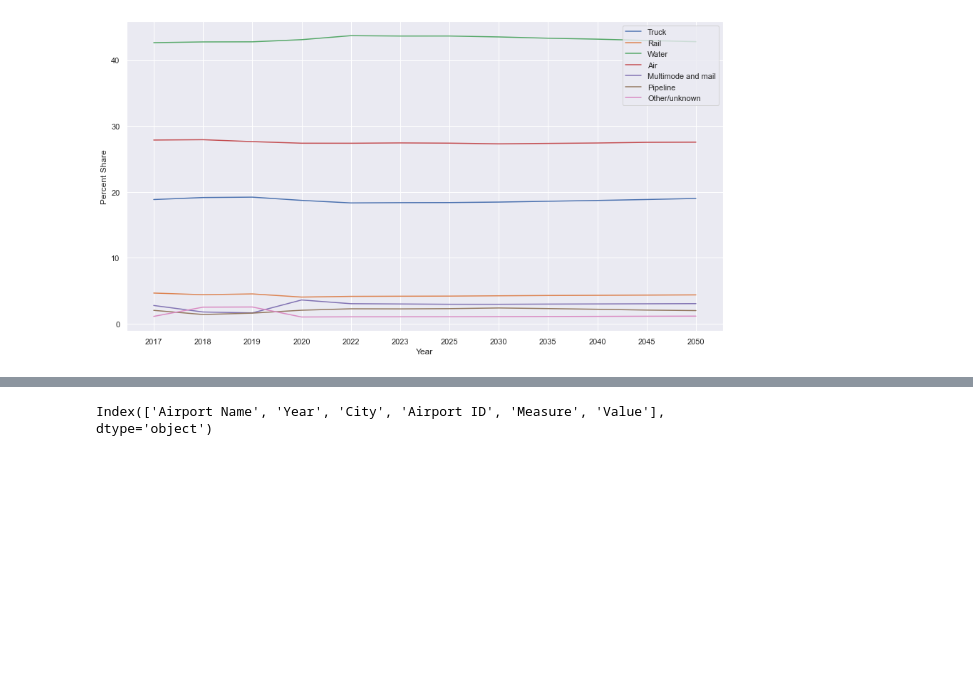
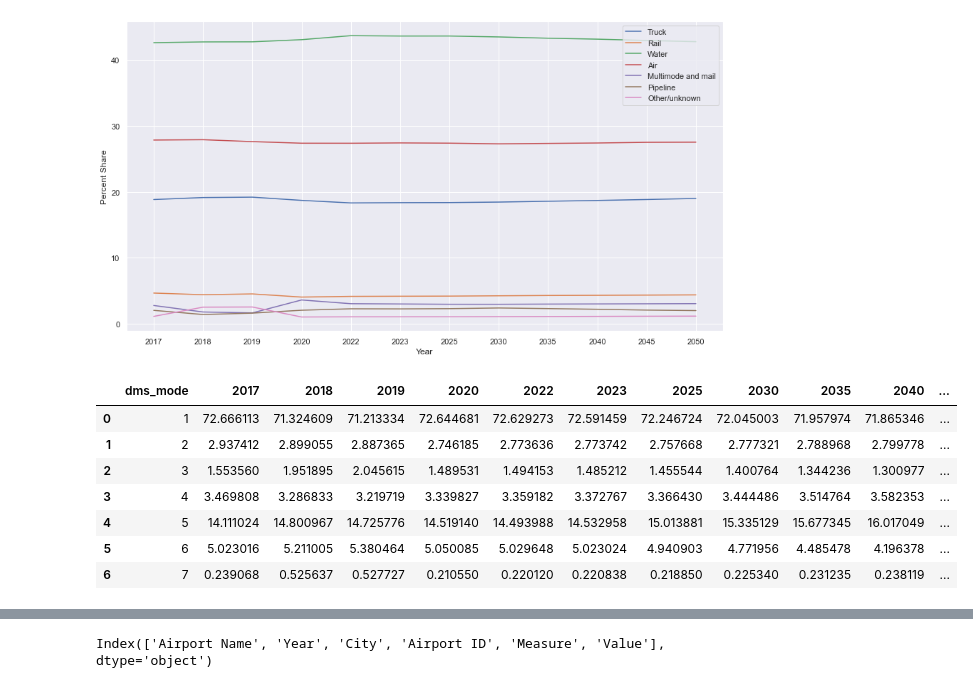
Before and after one commit to tashfeenahmed/Data-Science-Project-Cambridge, a Jupyter notebook: Data Science Project.ipynb, the cells around one changed output, grey strips where cells are left out. Drawn from its saved outputs; the diff is of its cells as text; code cells hidden in the pictures; blank space fills up the shorter version.

```diff
--- a/Data Science Project.ipynb
+++ b/Data Science Project.ipynb
@@ -240,3 +240,14 @@ ax.legend(loc='best')
 # %% [output]
 <matplotlib.legend.Legend at 0x...>
 [figure]
+# %%
+domestic_mode_df
+# %% [output]
+|  | dms_mode | 2017 | 2018 | 2019 | 2020 | 2022 | 2023 | 2025 | 2030 | 2035 | 2040 | ... |
+| 0 | 1 | 72.666113 | 71.324609 | 71.213334 | 72.644681 | 72.629273 | 72.591459 | 72.246724 | 72.045003 | 71.957974 | 71.865346 | ... |
+| 1 | 2 | 2.937412 | 2.899055 | 2.887365 | 2.746185 | 2.773636 | 2.773742 | 2.757668 | 2.777321 | 2.788968 | 2.799778 | ... |
+| 2 | 3 | 1.553560 | 1.951895 | 2.045615 | 1.489531 | 1.494153 | 1.485212 | 1.455544 | 1.400764 | 1.344236 | 1.300977 | ... |
+| 3 | 4 | 3.469808 | 3.286833 | 3.219719 | 3.339827 | 3.359182 | 3.372767 | 3.366430 | 3.444486 | 3.514764 | 3.582353 | ... |
+| 4 | 5 | 14.111024 | 14.800967 | 14.725776 | 14.519140 | 14.493988 | 14.532958 | 15.013881 | 15.335129 | 15.677345 | 16.017049 | ... |
+| 5 | 6 | 5.023016 | 5.211005 | 5.380464 | 5.050085 | 5.029648 | 5.023024 | 4.940903 | 4.771956 | 4.485478 | 4.196378 | ... |
+| 6 | 7 | 0.239068 | 0.525637 | 0.527727 | 0.210550 | 0.220120 | 0.220838 | 0.218850 | 0.225340 | 0.231235 | 0.238119 | ... |
```
Also changed, not shown: parts of 2 cells of this notebook.
